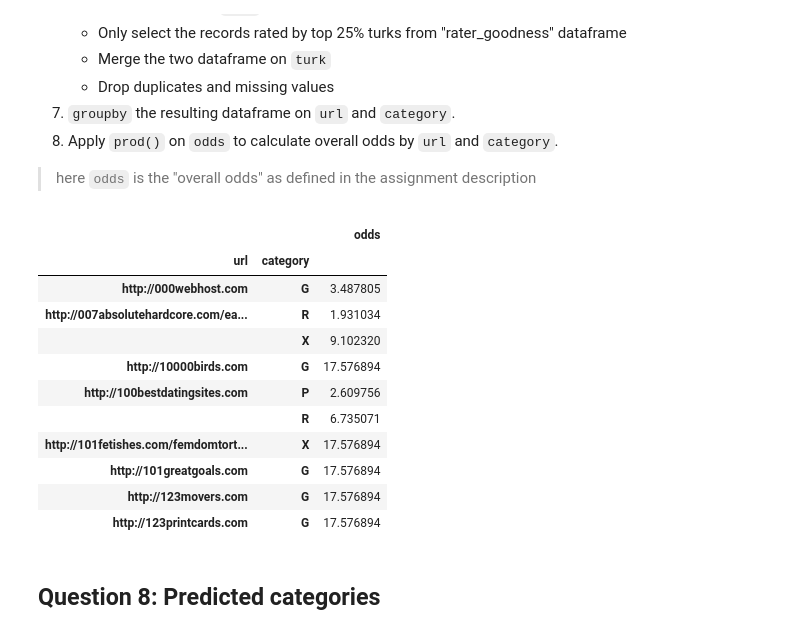
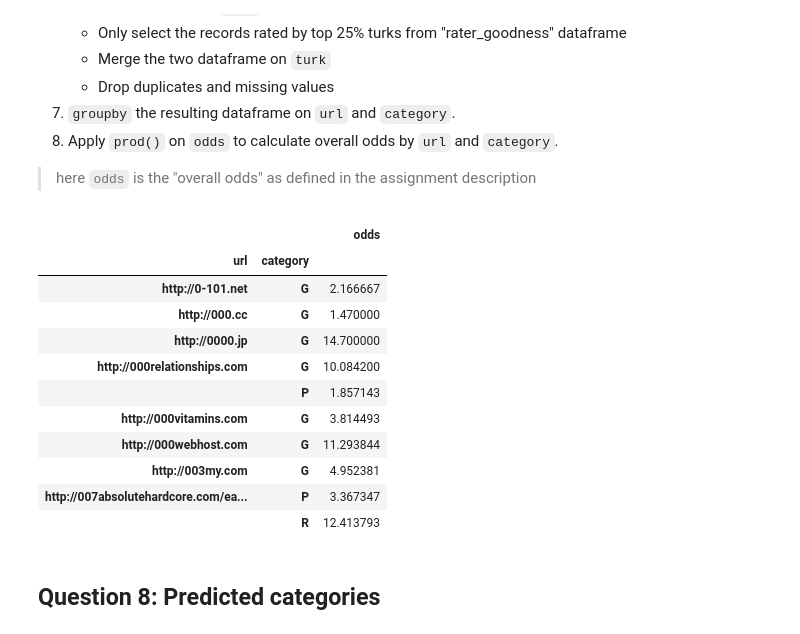
Before and after one commit to jsdelivrbot/git_home, a Jupyter notebook: python/MSBA/HW3/HW3_wenduowang_20160728.ipynb, the cells around one changed output. Drawn from its saved outputs; the diff is of its cells as text; code cells hidden in the pictures.

```diff
--- a/python/MSBA/HW3/HW3_wenduowang_20160728.ipynb
+++ b/python/MSBA/HW3/HW3_wenduowang_20160728.ipynb
@@ -153,39 +173,37 @@ Warnings:
 8. Apply `prod()` on `odds` to calculate overall odds by `url` and `category`.
 > here `odds` is the "overall odds" as defined in the assignment description
 # %%
-top_25_cutpoint = labels["turk"].value_counts().quantile(q=.75)
-turk_list = labels["turk"].value_counts()
-mask_1 = labels["turk"].map(lambda s: turk_list[s]>=top_25_cutpoint)
-labels_bytop25 = labels[mask_1]
+top_25_cutpoint = labels_on_gold["turk"].value_counts().quantile(q=.75)
+turk_list = labels_on_gold["turk"].value_counts()
+
+mask_1 = labels_unknown["turk"].map(lambda s: turk_list[s]>=top_25_cutpoint if s in turk_list else False)
+labels_bytop25 = labels_unknown[mask_1]
+
+rater_goodness["turk"] = rater_goodness.index
+
+odds_top25 = rater_goodness[rater_goodness["turk"].map(lambda s: turk_list[s]>=top_25_cutpoint if s in turk_list else False)]
 
 overall_odds = pd.merge(labels_bytop25,
-                       labels_unknown[["url", "category"]],
-                       left_on=["url", "category"],
-                       right_on=["url", "category"]).drop_duplicates()
-
-rater_goodness["turk"] = rater_goodness.index
-odds_top25 = rater_goodness[rater_goodness["number_of_ratings"]>=top_25_cutpoint]
-
-overall_odds = pd.merge(overall_odds,
                        odds_top25,
                        left_on="turk",
                        right_on="turk",
-                       how="left").drop_duplicates().dropna()
+                       how="left").dropna()
 
 overall_odds.groupby(["url", "category"])[["odds"]].prod()[:10]
+# overall_odds[:10]
 # %% [output]
 |  |  | odds |
 | url | category |  |
-| http://000webhost.com | G | 3.487805 |
-| http://007absolutehardcore.com/ea... | R | 1.931034 |
-|  | X | 9.102320 |
-| http://10000birds.com | G | 17.576894 |
-| http://100bestdatingsites.com | P | 2.609756 |
-|  | R | 6.735071 |
-| http://101fetishes.com/femdomtort... | X | 17.576894 |
-| http://101greatgoals.com | G | 17.576894 |
-| http://123movers.com | G | 17.576894 |
-| http://123printcards.com | G | 17.576894 |
+| http://0-101.net | G | 2.166667 |
+| http://000.cc | G | 1.470000 |
+| http://0000.jp | G | 14.700000 |
+| http://000relationships.com | G | 10.084200 |
+|  | P | 1.857143 |
+| http://000vitamins.com | G | 3.814493 |
+| http://000webhost.com | G | 11.293844 |
+| http://003my.com | G | 4.952381 |
+| http://007absolutehardcore.com/ea... | P | 3.367347 |
+|  | R | 12.413793 |
 # %% [markdown]
 ## Question 8: Predicted categories
 # %% [markdown]
```
Also changed, not shown: parts of 6 cells of this notebook, 7 other files.
